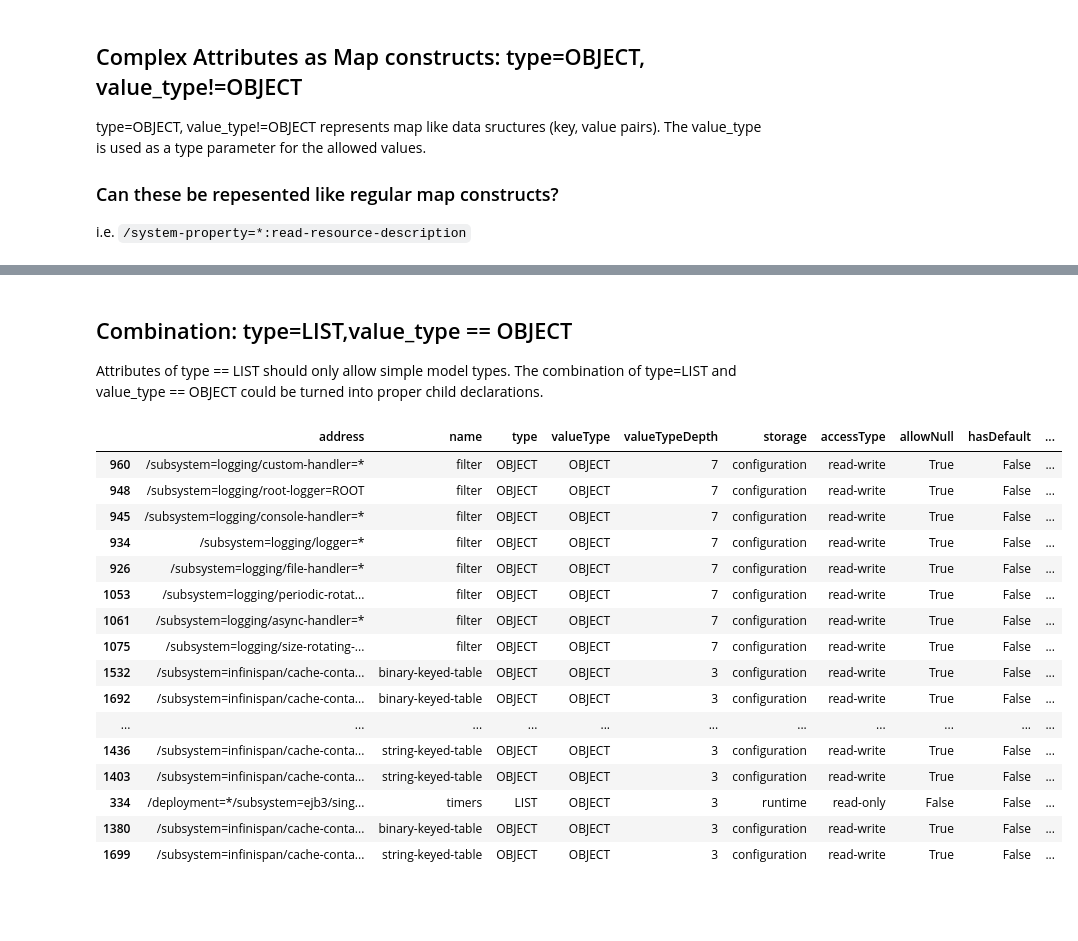
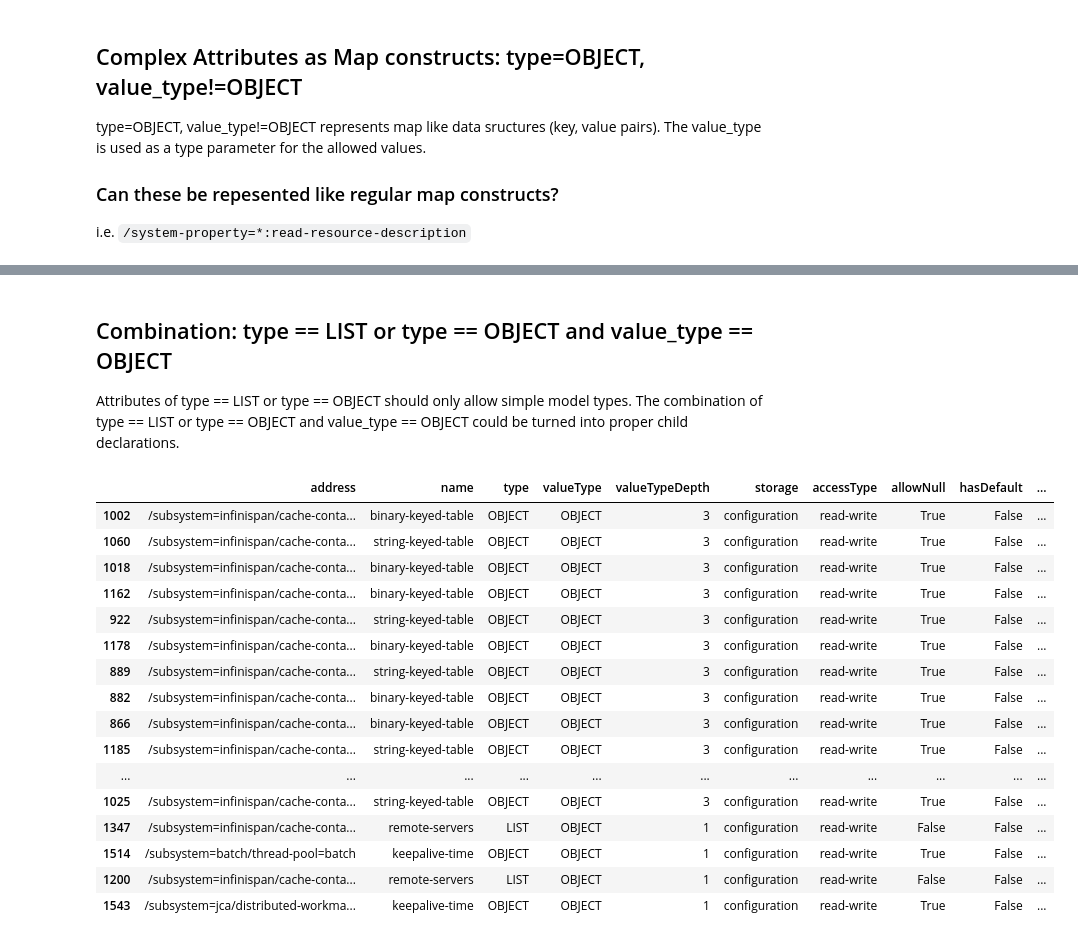
Before and after one commit to hal/dmr.analytics, a Jupyter notebook: notebooks/AttributeMetaData.ipynb, the cells around one changed output, grey strips where cells are left out. Cells and saved outputs as stored; diff of their text form; code cells hidden in the pictures; blank space fills up the shorter version.

Commit message:
Filter deployments before writing attributes to CSV

```diff
--- a/notebooks/AttributeMetaData.ipynb
+++ b/notebooks/AttributeMetaData.ipynb
@@ -214,30 +204,30 @@ map_like.head(25)
 # %% [markdown]
-## Combination: type=LIST,value_type == OBJECT
-Attributes of type == LIST should only allow simple model types. The combination of type=LIST and value_type == OBJECT
-could be turned into proper child declarations.
+## Combination: type == LIST or type == OBJECT and value_type == OBJECT
+Attributes of type == LIST or type == OBJECT should only allow simple model types. The combination of type == LIST or type == OBJECT and value_type == OBJECT could be turned into proper child declarations.
 # %%
+notDeprecated = df["deprecated"] == False
 listType = df["type"] == "LIST"
 objectType = df["type"] == "OBJECT"
 valueType = df["valueType"] == "OBJECT"
 
-faulty = df[(listType | objectType) & valueType]
+faulty = df[notDeprecated & (listType | objectType) & valueType]
 faulty_sorted = faulty.sort(columns='valueTypeDepth', ascending=False)
 faulty_sorted.head(20)
 # %% [output]
 |  | address | name | type | valueType | valueTypeDepth | storage | accessType | allowNull | hasDefault | ... |
-| 960 | /subsystem=logging/custom-handler=* | filter | OBJECT | OBJECT | 7 | configuration | read-write | True | False | ... |
-| 948 | /subsystem=logging/root-logger=ROOT | filter | OBJECT | OBJECT | 7 | configuration | read-write | True | False | ... |
-| 945 | /subsystem=logging/console-handler=* | filter | OBJECT | OBJECT | 7 | configuration | read-write | True | False | ... |
-| 934 | /subsystem=logging/logger=* | filter | OBJECT | OBJECT | 7 | configuration | read-write | True | False | ... |
-| 926 | /subsystem=logging/file-handler=* | filter | OBJECT | OBJECT | 7 | configuration | read-write | True | False | ... |
-| 1053 | /subsystem=logging/periodic-rotat... | filter | OBJECT | OBJECT | 7 | configuration | read-write | True | False | ... |
-| 1061 | /subsystem=logging/async-handler=* | filter | OBJECT | OBJECT | 7 | configuration | read-write | True | False | ... |
-| 1075 | /subsystem=logging/size-rotating-... | filter | OBJECT | OBJECT | 7 | configuration | read-write | True | False | ... |
-| 1532 | /subsystem=infinispan/cache-conta... | binary-keyed-table | OBJECT | OBJECT | 3 | configuration | read-write | True | False | ... |
-| 1692 | /subsystem=infinispan/cache-conta... | binary-keyed-table | OBJECT | OBJECT | 3 | configuration | read-write | True | False | ... |
+| 1002 | /subsystem=infinispan/cache-conta... | binary-keyed-table | OBJECT | OBJECT | 3 | configuration | read-write | True | False | ... |
+| 1060 | /subsystem=infinispan/cache-conta... | string-keyed-table | OBJECT | OBJECT | 3 | configuration | read-write | True | False | ... |
+| 1018 | /subsystem=infinispan/cache-conta... | binary-keyed-table | OBJECT | OBJECT | 3 | configuration | read-write | True | False | ... |
+| 1162 | /subsystem=infinispan/cache-conta... | binary-keyed-table | OBJECT | OBJECT | 3 | configuration | read-write | True | False | ... |
+| 922 | /subsystem=infinispan/cache-conta... | string-keyed-table | OBJECT | OBJECT | 3 | configuration | read-write | True | False | ... |
+| 1178 | /subsystem=infinispan/cache-conta... | binary-keyed-table | OBJECT | OBJECT | 3 | configuration | read-write | True | False | ... |
+| 889 | /subsystem=infinispan/cache-conta... | string-keyed-table | OBJECT | OBJECT | 3 | configuration | read-write | True | False | ... |
+| 882 | /subsystem=infinispan/cache-conta... | binary-keyed-table | OBJECT | OBJECT | 3 | configuration | read-write | True | False | ... |
+| 866 | /subsystem=infinispan/cache-conta... | binary-keyed-table | OBJECT | OBJECT | 3 | configuration | read-write | True | False | ... |
+| 1185 | /subsystem=infinispan/cache-conta... | string-keyed-table | OBJECT | OBJECT | 3 | configuration | read-write | True | False | ... |
 | ... | ... | ... | ... | ... | ... | ... | ... | ... | ... | ... |
-| 1436 | /subsystem=infinispan/cache-conta... | string-keyed-table | OBJECT | OBJECT | 3 | configuration | read-write | True | False | ... |
-| 1403 | /subsystem=infinispan/cache-conta... | string-keyed-table | OBJECT | OBJECT | 3 | configuration | read-write | True | False | ... |
-| 334 | /deployment=*/subsystem=ejb3/sing... | timers | LIST | OBJECT | 3 | runtime | read-only | False | False | ... |
-| 1380 | /subsystem=infinispan/cache-conta... | binary-keyed-table | OBJECT | OBJECT | 3 | configuration | read-write | True | False | ... |
-| 1699 | /subsystem=infinispan/cache-conta... | string-keyed-table | OBJECT | OBJECT | 3 | configuration | read-write | True | False | ... |
+| 1025 | /subsystem=infinispan/cache-conta... | string-keyed-table | OBJECT | OBJECT | 3 | configuration | read-write | True | False | ... |
+| 1347 | /subsystem=infinispan/cache-conta... | remote-servers | LIST | OBJECT | 1 | configuration | read-write | False | False | ... |
+| 1514 | /subsystem=batch/thread-pool=batch | keepalive-time | OBJECT | OBJECT | 1 | configuration | read-write | True | False | ... |
+| 1200 | /subsystem=infinispan/cache-conta... | remote-servers | LIST | OBJECT | 1 | configuration | read-write | False | False | ... |
+| 1543 | /subsystem=jca/distributed-workma... | keepalive-time | OBJECT | OBJECT | 1 | configuration | read-write | True | False | ... |
```
Also changed, not shown: parts of 12 cells of this notebook, 1 other file.
